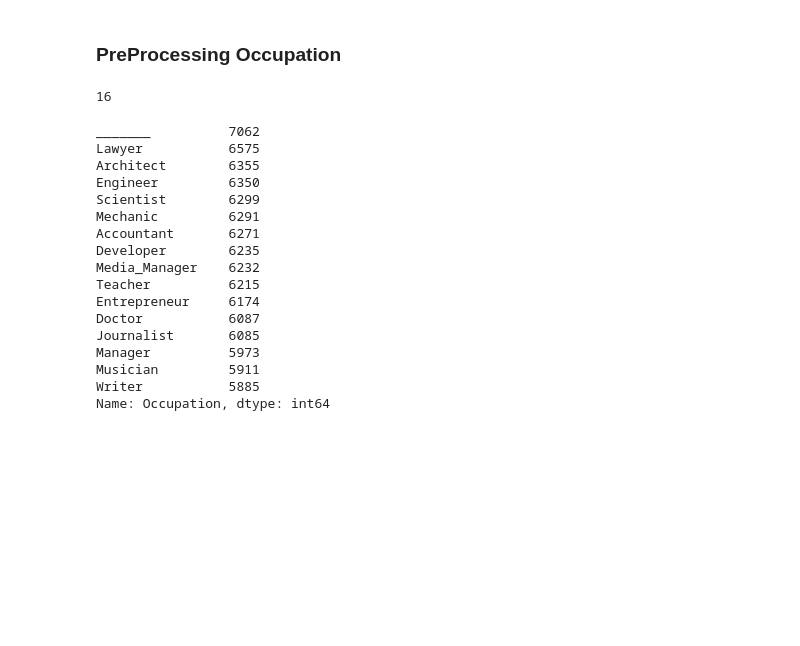
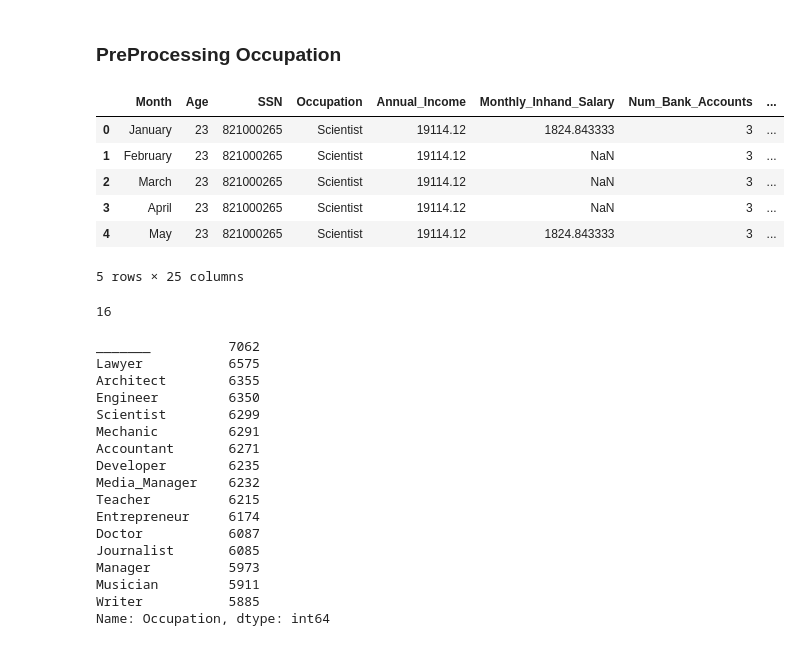
Before and after one commit to HordesOfGhost/Learning_EDA, a Jupyter notebook: Credit_Analysis/notebook.ipynb, the cells around one changed output. Cells and saved outputs as stored; diff of their text form; code cells hidden in the pictures; blank space fills up the shorter version.

```diff
--- a/Credit_Analysis/notebook.ipynb
+++ b/Credit_Analysis/notebook.ipynb
@@ -231,3 +334,15 @@ df_occupation = df_name.copy()
+# %%
+df_occupation = pd.read_csv('checkpoints//df_age.csv')
+# %%
+df_occupation.head()
+# %% [output]
+|  | Month | Age | SSN | Occupation | Annual_Income | Monthly_Inhand_Salary | Num_Bank_Accounts | ... |
+| 0 | January | 23 | 821000265 | Scientist | 19114.12 | 1824.843333 | 3 | ... |
+| 1 | February | 23 | 821000265 | Scientist | 19114.12 | NaN | 3 | ... |
+| 2 | March | 23 | 821000265 | Scientist | 19114.12 | NaN | 3 | ... |
+| 3 | April | 23 | 821000265 | Scientist | 19114.12 | NaN | 3 | ... |
+| 4 | May | 23 | 821000265 | Scientist | 19114.12 | 1824.843333 | 3 | ... |
+5 rows × 25 columns
 # %%
 df_occupation["Occupation"].nunique()
 # %% [output]
```
Also changed, not shown: parts of 68 cells of this notebook, 3 other files.
